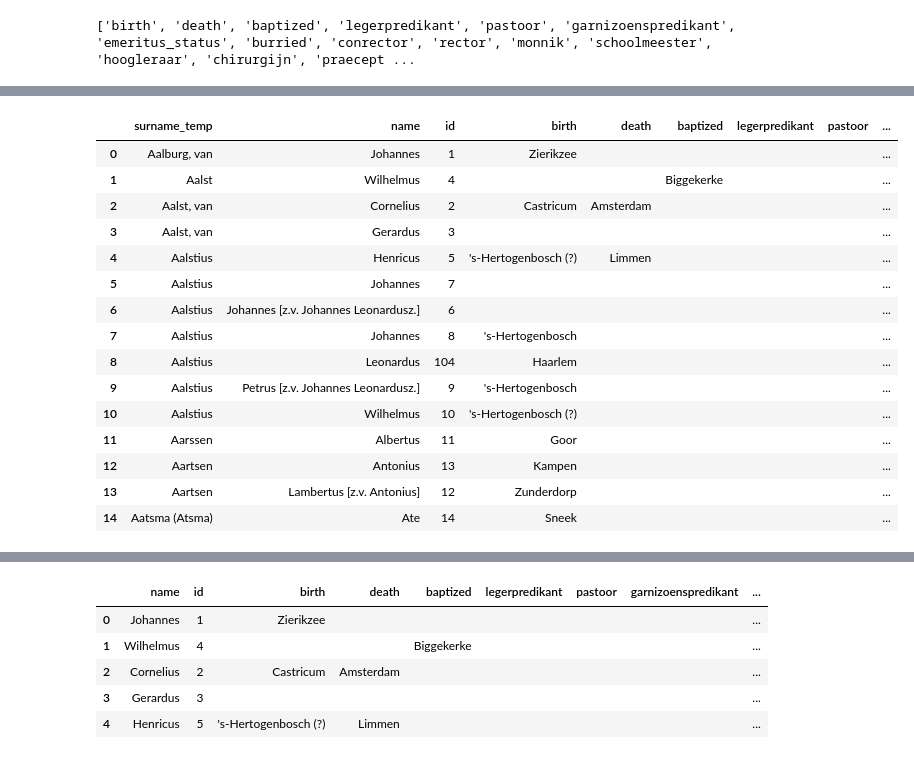
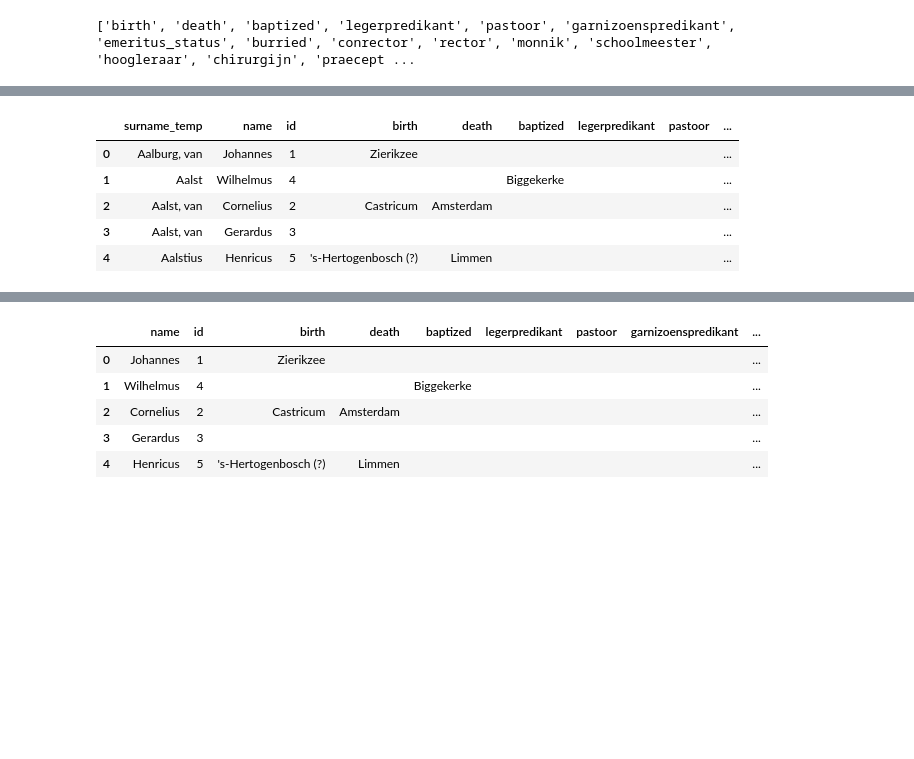
Before and after one commit to DigiDuRe/DigiDuRe, a Jupyter notebook: act1/conversion_text_to_tables_minster.ipynb, the cells around one changed output, grey strips where cells are left out. Saved outputs shown, nothing was run; the diff lists cells and outputs as text; code cells hidden in the pictures; blank space fills up the shorter version.

Commit message:
removed heads and fixed link to files

```diff
--- a/act1/conversion_text_to_tables_minster.ipynb
+++ b/act1/conversion_text_to_tables_minster.ipynb
@@ -9,7 +9,7 @@ import numpy as np
 # %%
 # Set variables for the project (i.e. the input location of the file to be processed and the output location) )
 
-folderlink = 'data//'
+folderlink = '..//data//'
 input_file = os.path.join(folderlink, 'Repertoriummetoudepersoonsnummers.docx')
 output_txt = folderlink+'output.txt'
 output_csv = folderlink+'output_file.csv'
@@ -303,24 +298,14 @@ for column_strip in function_year:
 for column_strip in function_year:
     df[column_strip] = df[column_strip].apply(lambda x: re.sub(r'[\d\.]', '', x))
 # %%
-df.head(15)
+df.head()
 # %% [output]
 |  | surname_temp | name | id | birth | death | baptized | legerpredikant | pastoor | ... |
 | 0 | Aalburg, van | Johannes | 1 | Zierikzee |  |  |  |  | ... |
 | 1 | Aalst | Wilhelmus | 4 |  |  | Biggekerke |  |  | ... |
 | 2 | Aalst, van | Cornelius | 2 | Castricum | Amsterdam |  |  |  | ... |
 | 3 | Aalst, van | Gerardus | 3 |  |  |  |  |  | ... |
 | 4 | Aalstius | Henricus | 5 | 's-Hertogenbosch (?) | Limmen |  |  |  | ... |
-| 5 | Aalstius | Johannes | 7 |  |  |  |  |  | ... |
-| 6 | Aalstius | Johannes [z.v. Johannes Leonardusz.] | 6 |  |  |  |  |  | ... |
-| 7 | Aalstius | Johannes | 8 | 's-Hertogenbosch |  |  |  |  | ... |
-| 8 | Aalstius | Leonardus | 104 | Haarlem |  |  |  |  | ... |
-| 9 | Aalstius | Petrus [z.v. Johannes Leonardusz.] | 9 | 's-Hertogenbosch |  |  |  |  | ... |
-| 10 | Aalstius | Wilhelmus | 10 | 's-Hertogenbosch (?) |  |  |  |  | ... |
-| 11 | Aarssen | Albertus | 11 | Goor |  |  |  |  | ... |
-| 12 | Aartsen | Antonius | 13 | Kampen |  |  |  |  | ... |
-| 13 | Aartsen | Lambertus [z.v. Antonius] | 12 | Zunderdorp |  |  |  |  | ... |
-| 14 | Aatsma (Atsma) | Ate | 14 | Sneek |  |  |  |  | ... |
 # %%
 df['surname_temp']= df['surname_temp'].str.replace(r'\(.*\)', '', regex=True)
 df['name']= df['name'].str.replace(r'\[.*\]', '', regex=True)
```
Also changed, not shown: parts of 6 cells of this notebook.
